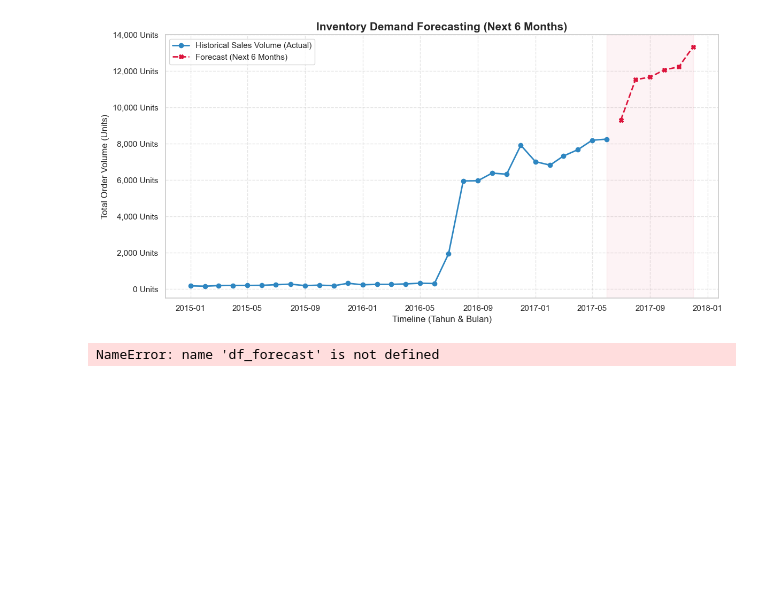
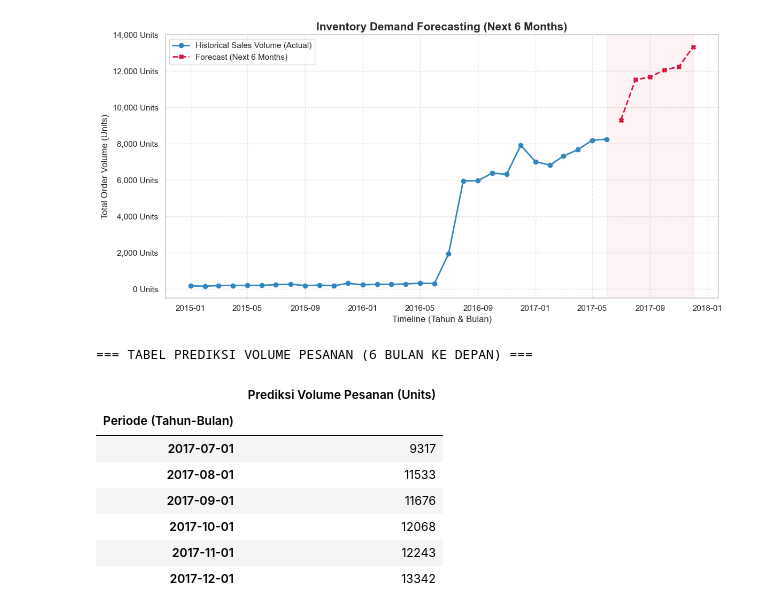
Before and after one commit to bagaskara0506/AdventureWorks_SupplyChain_Analysis, a Jupyter notebook: notebooks/02_sales_trend_forecasting.ipynb, the cells around one changed output. Cells and saved outputs as stored; diff of their text form; code cells hidden in the pictures; blank space fills up the shorter version.

Commit message:
Update : Code error python 02

```diff
--- a/notebooks/02_sales_trend_forecasting.ipynb
+++ b/notebooks/02_sales_trend_forecasting.ipynb
@@ -160,16 +160,24 @@ plt.savefig('../dashboards/python/Sales_Trend_and_Forecasting.png', dpi=300)
 # %%
 # # MENAMPILKAN HASIL PREDIKSI DALAM BENTUK TABEL
 # # Mengubah data forecast (yang tadinya berupa Series) menjadi DataFrame agar rapi seperti tabel
-# df_forecast = pd.DataFrame(forecast, columns=['Prediksi Volume Pesanan (Units)'])
+df_forecast = pd.DataFrame(forecast, columns=['Prediksi Volume Pesanan (Units)'])
 
 # # Membulatkan angka ke integer (karena pesanan barang tidak mungkin bernilai desimal atau pecahan)
-# df_forecast['Prediksi Volume Pesanan (Units)'] = df_forecast['Prediksi Volume Pesanan (Units)'].round().astype(int)
+df_forecast['Prediksi Volume Pesanan (Units)'] = df_forecast['Prediksi Volume Pesanan (Units)'].round().astype(int)
 
 # Memberi nama pada kolom index agar lebih jelas
 df_forecast.index.name = 'Periode (Tahun-Bulan)'
 
 # Menampilkan data prediksi dalam bentuk tabel
 print("=== TABEL PREDIKSI VOLUME PESANAN (6 BULAN KE DEPAN) ===")
 display(df_forecast)
 # %% [output]
-NameError: name 'df_forecast' is not defined
+=== TABEL PREDIKSI VOLUME PESANAN (6 BULAN KE DEPAN) ===
+|  | Prediksi Volume Pesanan (Units) |
+| Periode (Tahun-Bulan) |  |
+| 2017-07-01 | 9317 |
+| 2017-08-01 | 11533 |
+| 2017-09-01 | 11676 |
+| 2017-10-01 | 12068 |
+| 2017-11-01 | 12243 |
+| 2017-12-01 | 13342 |
```
Also changed, not shown: 1 other file.
